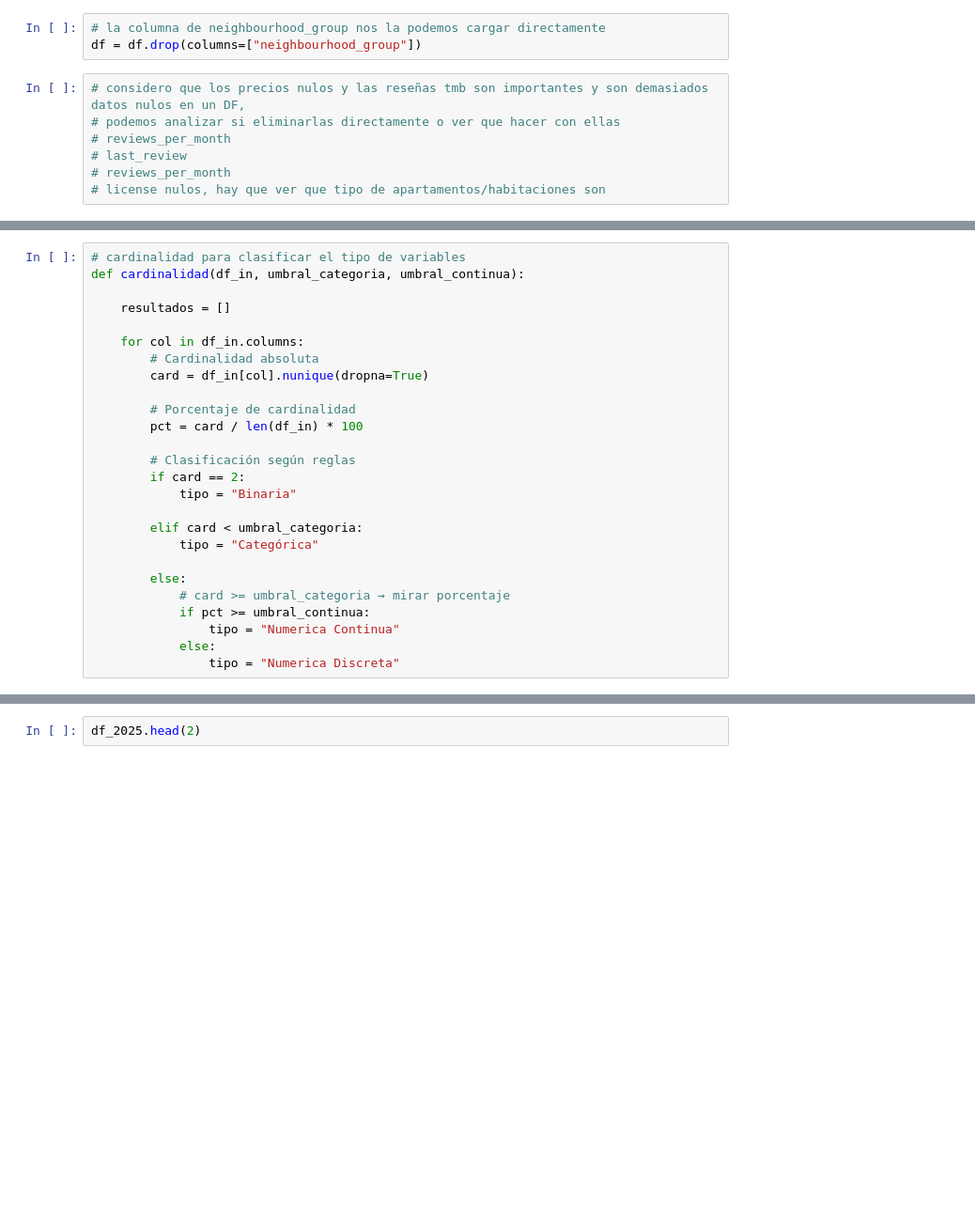
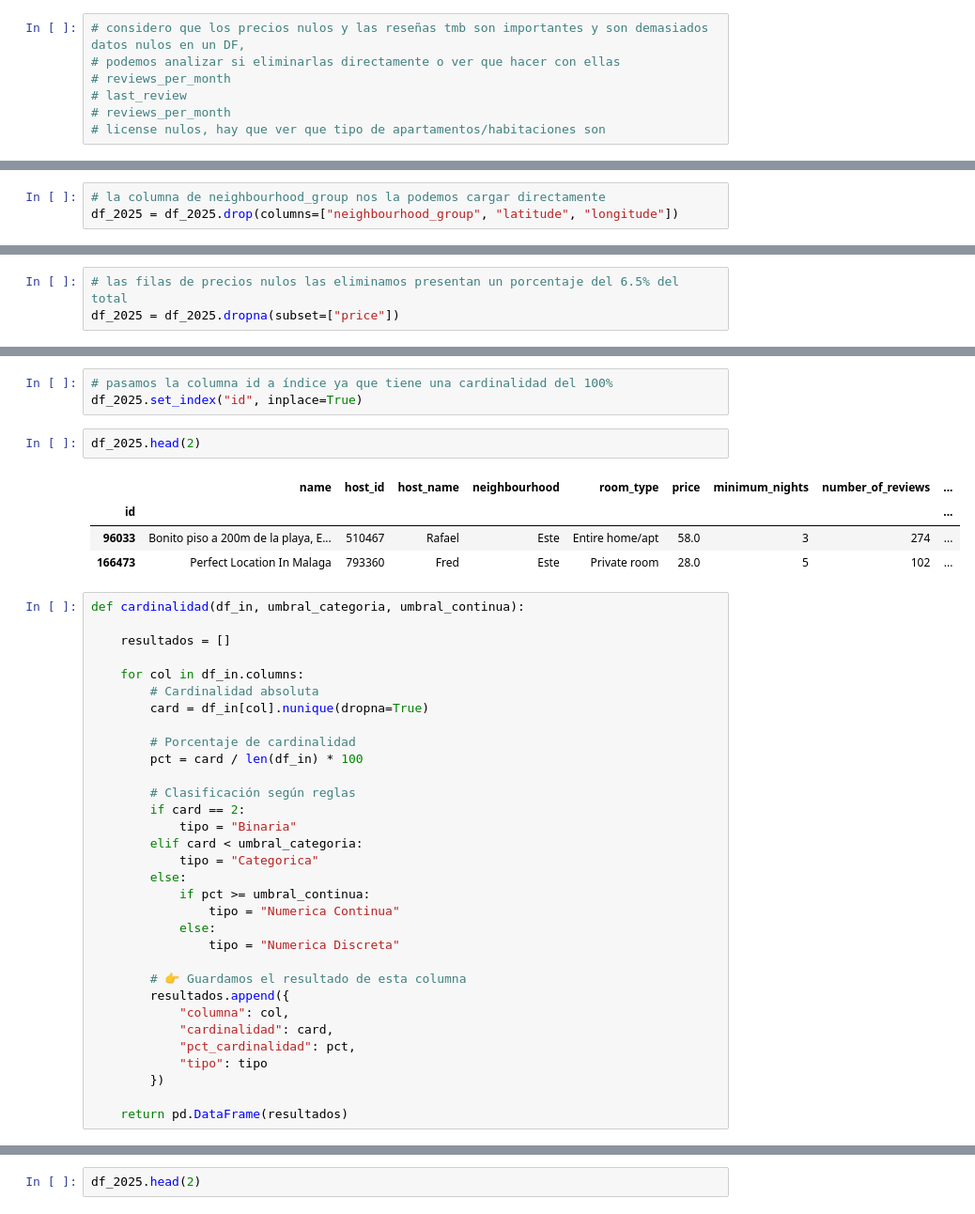
Before and after one commit to MHHsim/Proyect-Break-I, a Jupyter notebook: Limpieza_DF.ipynb, the cells around one changed output, grey strips where cells are left out. Shown at 94% size. Cells and saved outputs as stored; diff of their text form; blank space fills up the shorter version.

```diff
--- a/Limpieza_DF.ipynb
+++ b/Limpieza_DF.ipynb
@@ -55,9 +55,6 @@ availability_365                     0
 number_of_reviews_ltm                0
 license                            127
 dtype: int64
-# %%
-# la columna de neighbourhood_group nos la podemos cargar directamente
-df = df.drop(columns=["neighbourhood_group"])
 # %%
 # considero que los precios nulos y las reseñas tmb son importantes y son demasiados datos nulos en un DF,
 # podemos analizar si eliminarlas directamente o ver que hacer con ellas
@@ -131,0 +94,3 @@ memory usage: 1.0 MB
+# %%
+# la columna de neighbourhood_group nos la podemos cargar directamente
+df_2025 = df_2025.drop(columns=["neighbourhood_group", "latitude", "longitude"])
@@ -131,0 +141,3 @@ memory usage: 1.0 MB
+# %%
+# las filas de precios nulos las eliminamos presentan un porcentaje del 6.5% del total
+df_2025 = df_2025.dropna(subset=["price"])
@@ -238,5 +237,14 @@ Name: count, dtype: int64
+# %%
+# pasamos la columna id a índice ya que tiene una cardinalidad del 100%
+df_2025.set_index("id", inplace=True)
+# %%
+df_2025.head(2)
+# %% [output]
+|  | name | host_id | host_name | neighbourhood | room_type | price | minimum_nights | number_of_reviews | ... |
+| id |  |  |  |  |  |  |  |  | ... |
+| 96033 | Bonito piso a 200m de la playa, E... | 510467 | Rafael | Este | Entire home/apt | 58.0 | 3 | 274 | ... |
+| 166473 | Perfect Location In Malaga | 793360 | Fred | Este | Private room | 28.0 | 5 | 102 | ... |
 # %%
-# cardinalidad para clasificar el tipo de variables
 def cardinalidad(df_in, umbral_categoria, umbral_continua):
 
     resultados = []
@@ -251,15 +259,22 @@ def cardinalidad(df_in, umbral_categoria, umbral_continua):
         # Clasificación según reglas
         if card == 2:
             tipo = "Binaria"
-
         elif card < umbral_categoria:
-            tipo = "Categórica"
-
+            tipo = "Categorica"
         else:
-            # card >= umbral_categoria → mirar porcentaje
             if pct >= umbral_continua:
                 tipo = "Numerica Continua"
             else:
                 tipo = "Numerica Discreta"
+
+        # 👉 Guardamos el resultado de esta columna
+        resultados.append({
+            "columna": col,
+            "cardinalidad": card,
+            "pct_cardinalidad": pct,
+            "tipo": tipo
+        })
+
+    return pd.DataFrame(resultados)
 # %%
 cardinalidad(df_2025, 12, 0.3)
```
Also changed, not shown: parts of 25 cells of this notebook, 2 other files.
